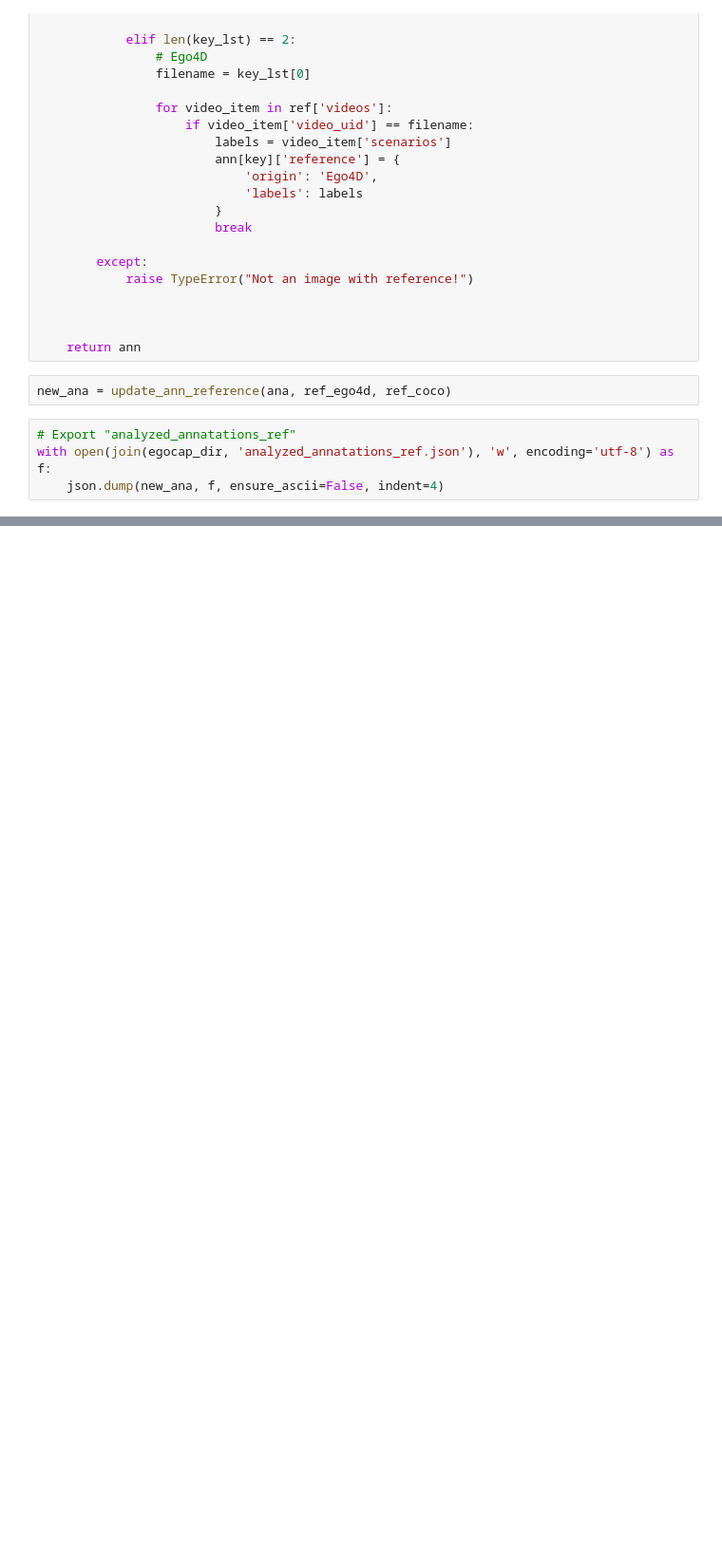
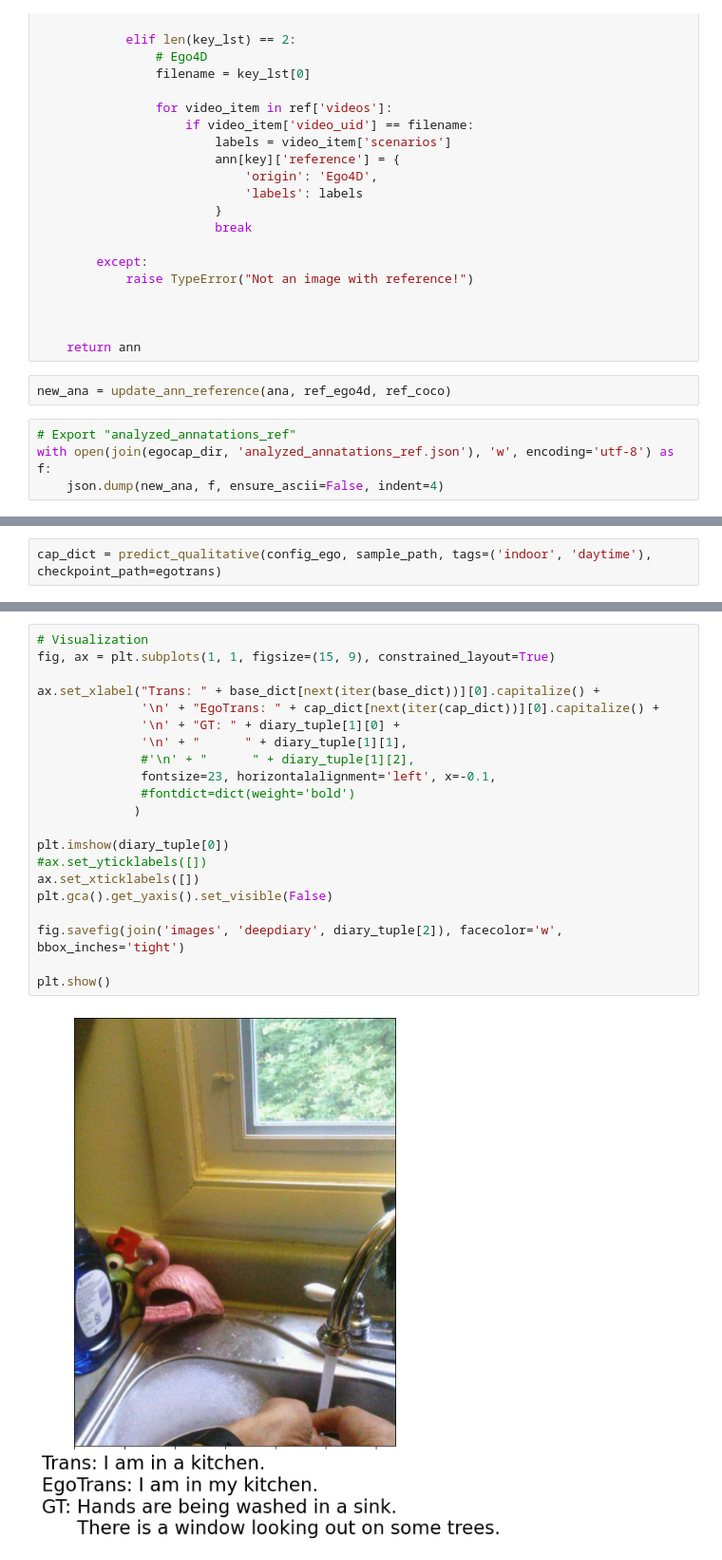
Before and after one commit to zdai257/EgoTransformer, a Jupyter notebook: zdData.ipynb, the cells around one changed output, grey strips where cells are left out. Shown at 95% size. Cells and saved outputs as stored; diff of their text form; blank space fills up the shorter version.

```diff
--- a/zdData.ipynb
+++ b/zdData.ipynb
@@ -521,0 +604,2 @@ plt.show()
+# %%
+cap_dict = predict_qualitative(config_ego, sample_path, tags=('indoor', 'daytime'), checkpoint_path=egotrans)
@@ -521,0 +616,23 @@ plt.show()
+# %%
+# Visualization
+fig, ax = plt.subplots(1, 1, figsize=(15, 9), constrained_layout=True)
+
+ax.set_xlabel("Trans: " + base_dict[next(iter(base_dict))][0].capitalize() +
+              '\n' + "EgoTrans: " + cap_dict[next(iter(cap_dict))][0].capitalize() +
+              '\n' + "GT: " + diary_tuple[1][0] +
+              '\n' + "      " + diary_tuple[1][1],
+              #'\n' + "      " + diary_tuple[1][2],
+              fontsize=23, horizontalalignment='left', x=-0.1,
+              #fontdict=dict(weight='bold')
+             )
+
+plt.imshow(diary_tuple[0])
+#ax.set_yticklabels([])
+ax.set_xticklabels([])
+plt.gca().get_yaxis().set_visible(False)
+
+fig.savefig(join('images', 'deepdiary', diary_tuple[2]), facecolor='w', bbox_inches='tight')
+
+plt.show()
+# %% [output]
+[figure, added]
```
Also changed, not shown: parts of 48 cells of this notebook.
